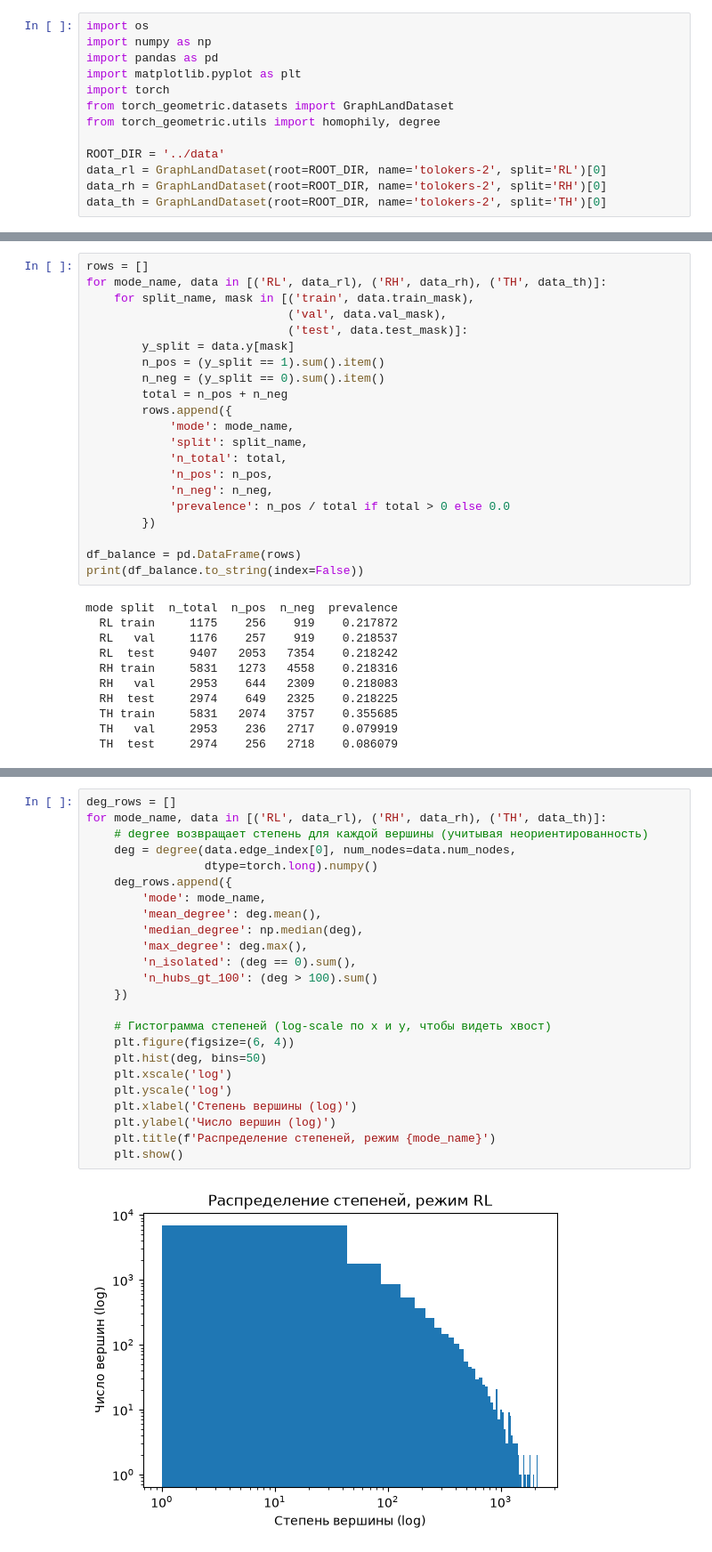
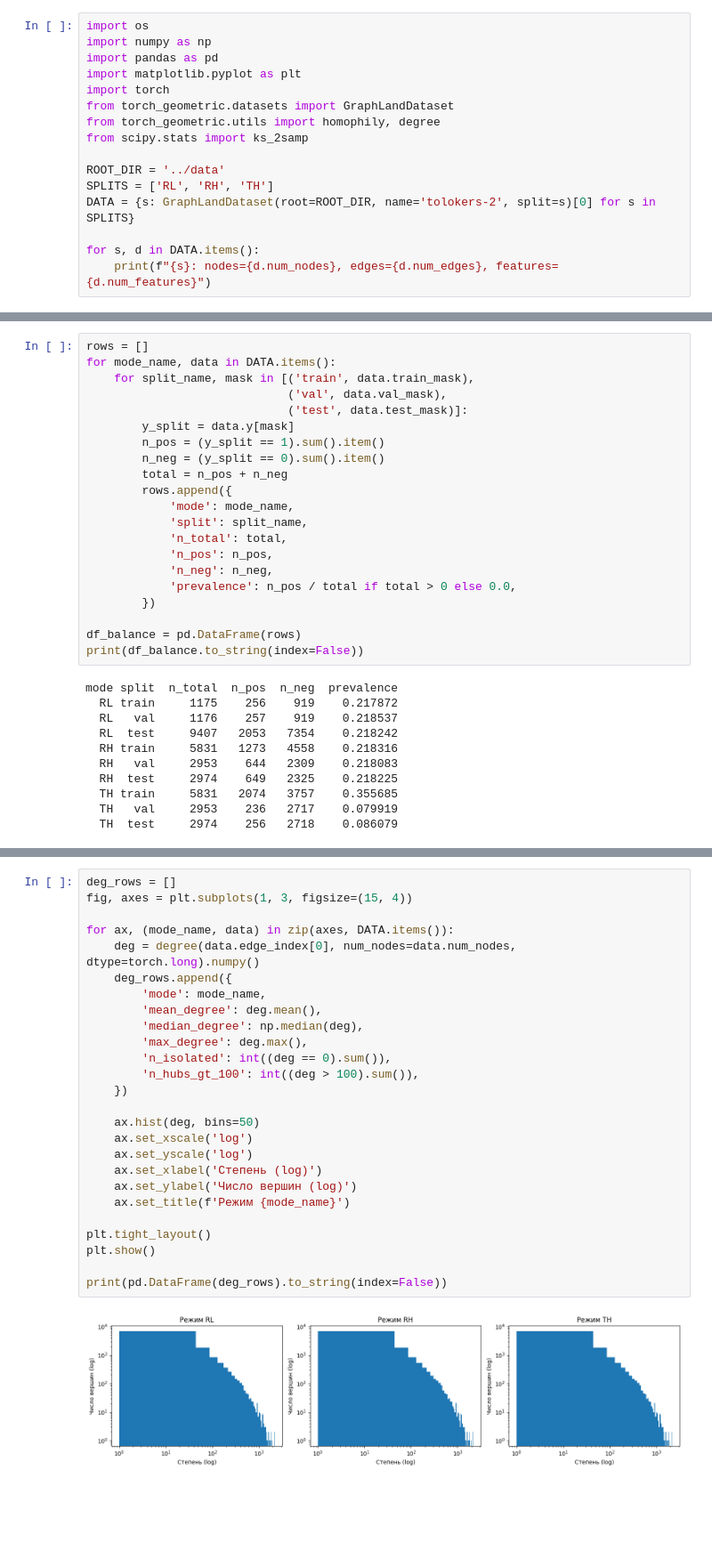
Before and after one commit to night1101/graphland_dissertation, a Jupyter notebook: notebooks/eda.ipynb, the cells around one changed output, grey strips where cells are left out. Shown at 89% size. Cells and saved outputs as stored; diff of their text form; blank space fills up the shorter version.

```diff
--- a/notebooks/eda.ipynb
+++ b/notebooks/eda.ipynb
@@ -6,8 +6,11 @@ import matplotlib.pyplot as plt
 import torch
 from torch_geometric.datasets import GraphLandDataset
 from torch_geometric.utils import homophily, degree
+from scipy.stats import ks_2samp
 
 ROOT_DIR = '../data'
-data_rl = GraphLandDataset(root=ROOT_DIR, name='tolokers-2', split='RL')[0]
-data_rh = GraphLandDataset(root=ROOT_DIR, name='tolokers-2', split='RH')[0]
-data_th = GraphLandDataset(root=ROOT_DIR, name='tolokers-2', split='TH')[0]
+SPLITS = ['RL', 'RH', 'TH']
+DATA = {s: GraphLandDataset(root=ROOT_DIR, name='tolokers-2', split=s)[0] for s in SPLITS}
+
+for s, d in DATA.items():
+    print(f"{s}: nodes={d.num_nodes}, edges={d.num_edges}, features={d.num_features}")
@@ -14,6 +149,6 @@ data_th = GraphLandDataset(root=ROOT_DIR, name='tolokers-2', split='TH')[0]
 # %%
 rows = []
-for mode_name, data in [('RL', data_rl), ('RH', data_rh), ('TH', data_th)]:
+for mode_name, data in DATA.items():
     for split_name, mask in [('train', data.train_mask),
                              ('val', data.val_mask),
                              ('test', data.test_mask)]:
@@ -27,7 +162,7 @@ for mode_name, data in [('RL', data_rl), ('RH', data_rh), ('TH', data_th)]:
             'n_total': total,
             'n_pos': n_pos,
             'n_neg': n_neg,
-            'prevalence': n_pos / total if total > 0 else 0.0
+            'prevalence': n_pos / total if total > 0 else 0.0,
         })
 
 df_balance = pd.DataFrame(rows)
@@ -66,26 +207,28 @@ TH: edge homophily (train) = 0.4989
 # %%
 deg_rows = []
-for mode_name, data in [('RL', data_rl), ('RH', data_rh), ('TH', data_th)]:
-    # degree возвращает степень для каждой вершины (учитывая неориентированность)
-    deg = degree(data.edge_index[0], num_nodes=data.num_nodes,
-                 dtype=torch.long).numpy()
+fig, axes = plt.subplots(1, 3, figsize=(15, 4))
+
+for ax, (mode_name, data) in zip(axes, DATA.items()):
+    deg = degree(data.edge_index[0], num_nodes=data.num_nodes, dtype=torch.long).numpy()
     deg_rows.append({
         'mode': mode_name,
         'mean_degree': deg.mean(),
         'median_degree': np.median(deg),
         'max_degree': deg.max(),
-        'n_isolated': (deg == 0).sum(),
-        'n_hubs_gt_100': (deg > 100).sum()
+        'n_isolated': int((deg == 0).sum()),
+        'n_hubs_gt_100': int((deg > 100).sum()),
     })
 
-    # Гистограмма степеней (log-scale по x и y, чтобы видеть хвост)
-    plt.figure(figsize=(6, 4))
-    plt.hist(deg, bins=50)
-    plt.xscale('log')
-    plt.yscale('log')
-    plt.xlabel('Степень вершины (log)')
-    plt.ylabel('Число вершин (log)')
-    plt.title(f'Распределение степеней, режим {mode_name}')
-    plt.show()
+    ax.hist(deg, bins=50)
+    ax.set_xscale('log')
+    ax.set_yscale('log')
+    ax.set_xlabel('Степень (log)')
+    ax.set_ylabel('Число вершин (log)')
+    ax.set_title(f'Режим {mode_name}')
+
+plt.tight_layout()
+plt.show()
+
+print(pd.DataFrame(deg_rows).to_string(index=False))
 # %% [output]
-[figure, old version]
+[figure, new version]
```
Also changed, not shown: parts of 8 cells of this notebook, 7 other files.
